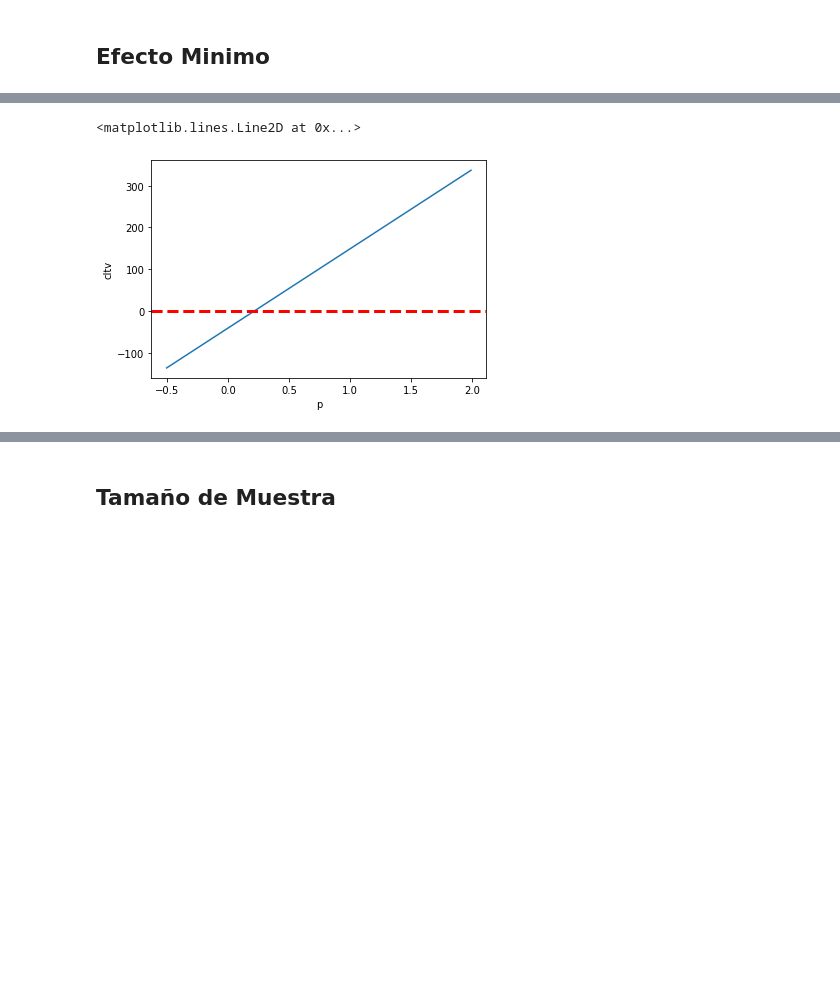
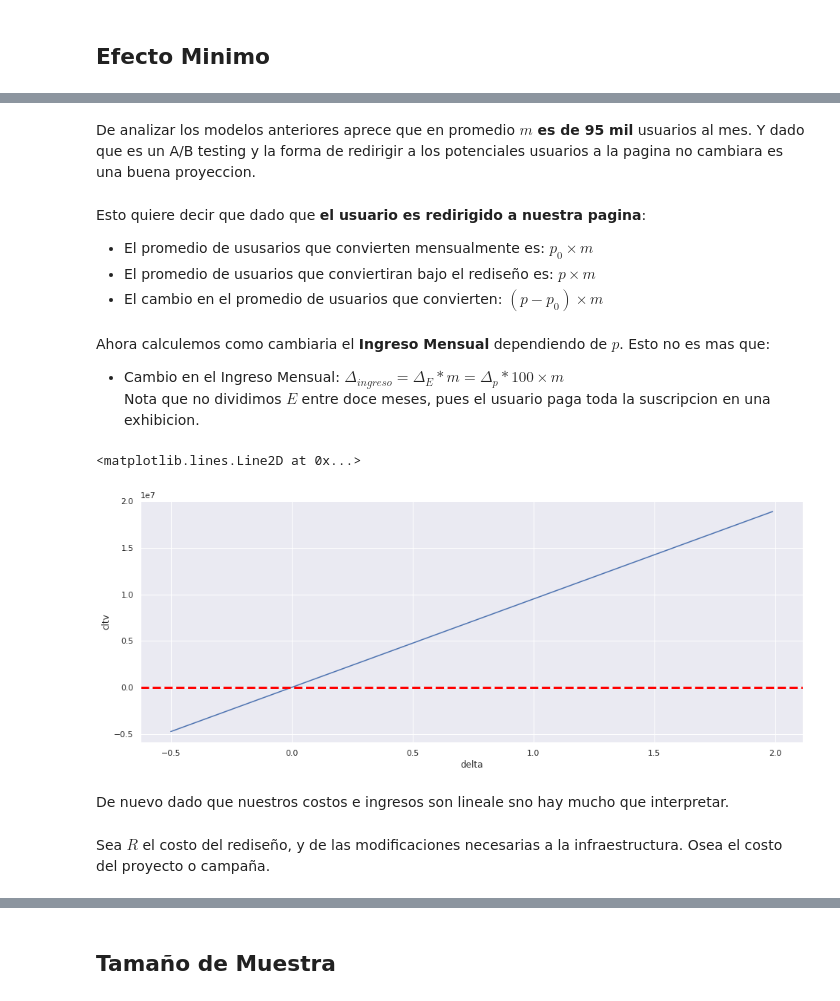
Before and after one commit to Eduardo2505/mcda-marketing, a Jupyter notebook: 04_ab_testing.ipynb, the cells around one changed output, grey strips where cells are left out. Cells and saved outputs as stored; diff of their text form; code cells hidden in the pictures; blank space fills up the shorter version.

```diff
--- a/04_ab_testing.ipynb
+++ b/04_ab_testing.ipynb
@@ -24,5 +24,7 @@ import scipy.stats as stats
 import statsmodels.stats.api as sms
 
 %matplotlib inline
+sns.set_style('darkgrid')
+sns.set(rc={'figure.figsize':(16,6)})
 # %% [markdown]
 # Diseño de Experimento
@@ -91,10 +119,25 @@ El CPC se mantiene constante pues el rediseño es de la pagina no de la forma en
+# %% [markdown]
+De analizar los modelos anteriores aprece que en promedio **$m$ es de 95 mil** usuarios al mes. Y dado que es un A/B testing y la forma de redirigir a los potenciales usuarios a la pagina no cambiara es una buena proyeccion.
+# %% [markdown]
+Esto quiere decir que dado que **el usuario es redirigido a nuestra pagina**:
++ El promedio de ususarios que convierten mensualmente es: $p_0 \times m$
++ El promedio de usuarios que conviertiran bajo el rediseño es: $p \times m$
++ El cambio en el promedio de usuarios que convierten:  $(p - p_0) \times m$
+# %% [markdown]
+Ahora calculemos como cambiaria el **Ingreso Mensual** dependiendo de $p$. Esto no es mas que:
++ Cambio en el Ingreso Mensual:  $\Delta_{ingreso}=\Delta_{E}*m = \Delta_p*100 \times m$
+Nota que no dividimos $E$ entre doce meses, pues el usuario paga toda la suscripcion en una exhibicion.
 # %%
-p = pd.Series(list(range(-50,200,1)))/100
-cltv = (p-.19)*(200-10)-5
+delta = pd.Series(list(range(-50,200,1)))/100
+cltv = 100*delta*95000
 
-evaluacion = pd.DataFrame({'p':p, 'cltv':cltv})
-sns.lineplot(data=evaluacion, x='p', y='cltv')
+evaluacion = pd.DataFrame({'delta':delta, 'cltv':cltv})
+sns.lineplot(data=evaluacion, x='delta', y='cltv')
 plt.axhline(0, ls='--', linewidth=3, color='red')
 # %% [output]
 <matplotlib.lines.Line2D at 0x...>
-[figure, old version]
+[figure, new version]
+# %% [markdown]
+De nuevo dado que nuestros costos e ingresos son lineale sno hay mucho que interpretar.
+# %% [markdown]
+Sea $R$ el costo del rediseño, y de las modificaciones necesarias a la infraestructura. Osea el costo del proyecto o campaña.
```
Also changed, not shown: parts of 39 cells of this notebook.
